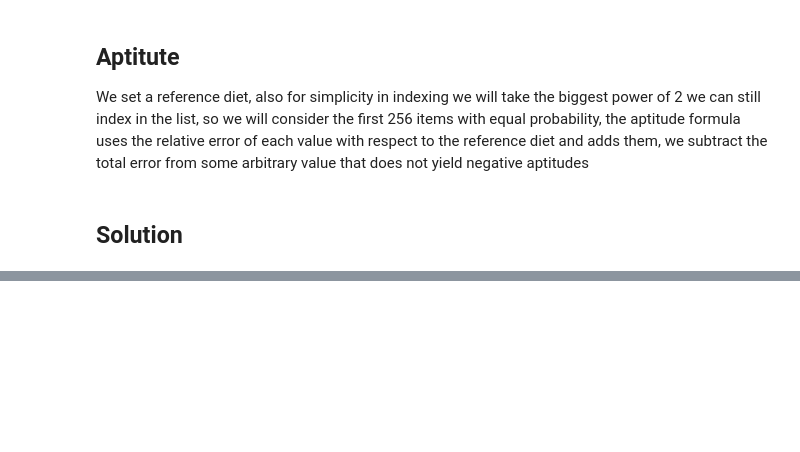
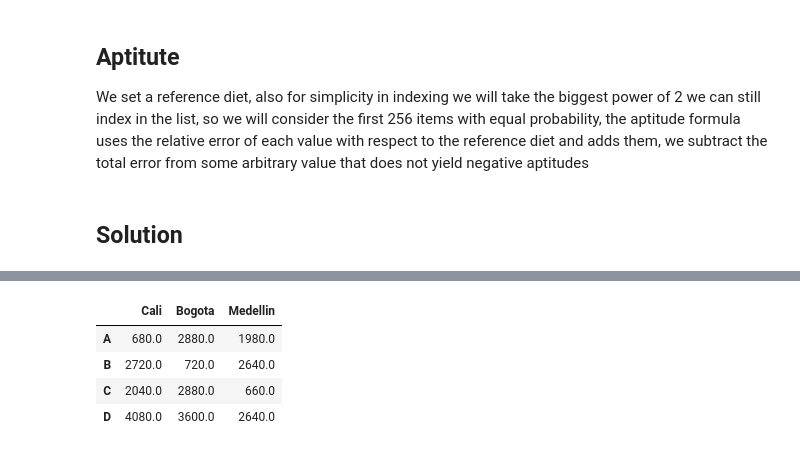
Before and after one commit to sechmo/IA-minirobots-2023-II, a Jupyter notebook: 3. Algoritmos Geneticos/genetic_algorithm.ipynb, the cells around one changed output, grey strips where cells are left out. Saved outputs shown, nothing was run; the diff lists cells and outputs as text; code cells hidden in the pictures; blank space fills up the shorter version.

```diff
--- a/3. Algoritmos Geneticos/genetic_algorithm.ipynb
+++ b/3. Algoritmos Geneticos/genetic_algorithm.ipynb
@@ -385,0 +392,32 @@ best_food
+# %%
+transport_data_p3 = np.array(
+   [
+      [1,4,3,6],
+      [4,1,4,5],
+      [3,4,1,4],
+      [6,5,4,1]
+   ]
+)
+stations_p3 = ["A","B","C","D"]
+cities = ["Cali","Bogota","Medellin","Barranquilla"]
+
+
+# We multypli
+power_needs_p3 = np.array([4,3,5,4])
+power_capacity_p3 = np.array([4,3,5,3])
+power_costs_p3 = np.array([680,720,660,750]) * 1e6
+
+cities = cities[:-1]
+transport_data_p3 = transport_data_p3[:,:-1]
+power_costs_p3 = power_costs_p3[:-1]
+power_needs_p3 = power_needs_p3[:-1]
+
+total_costs_p3 = transport_data_p3 * power_costs_p3.T
+total_costs_p3 /= 1e6
+pd.DataFrame(total_costs_p3, index=stations_p3, columns=cities)
+# %% [output]
+|  | Cali | Bogota | Medellin |
+| A | 680.0 | 2880.0 | 1980.0 |
+| B | 2720.0 | 720.0 | 2640.0 |
+| C | 2040.0 | 2880.0 | 660.0 |
+| D | 4080.0 | 3600.0 | 2640.0 |
```
Also changed, not shown: parts of 18 cells of this notebook.
